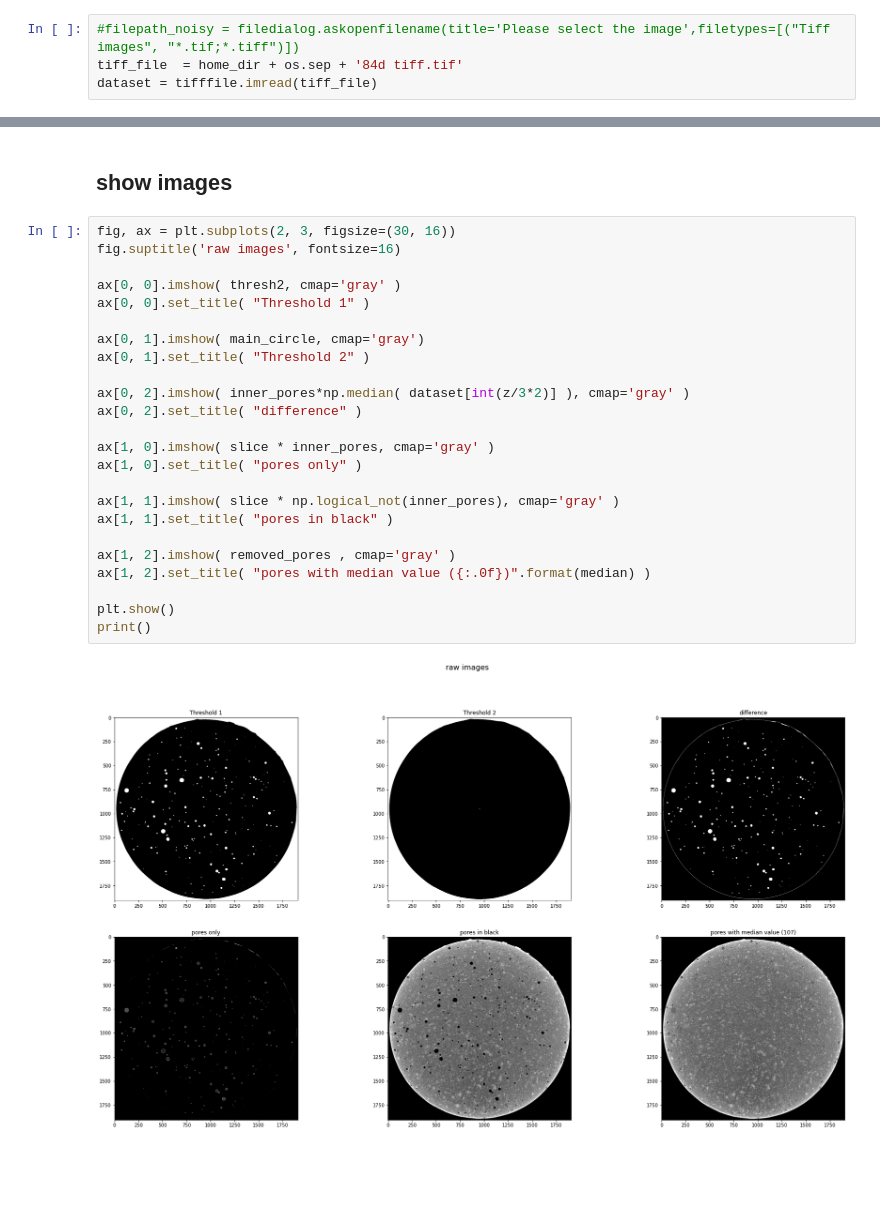
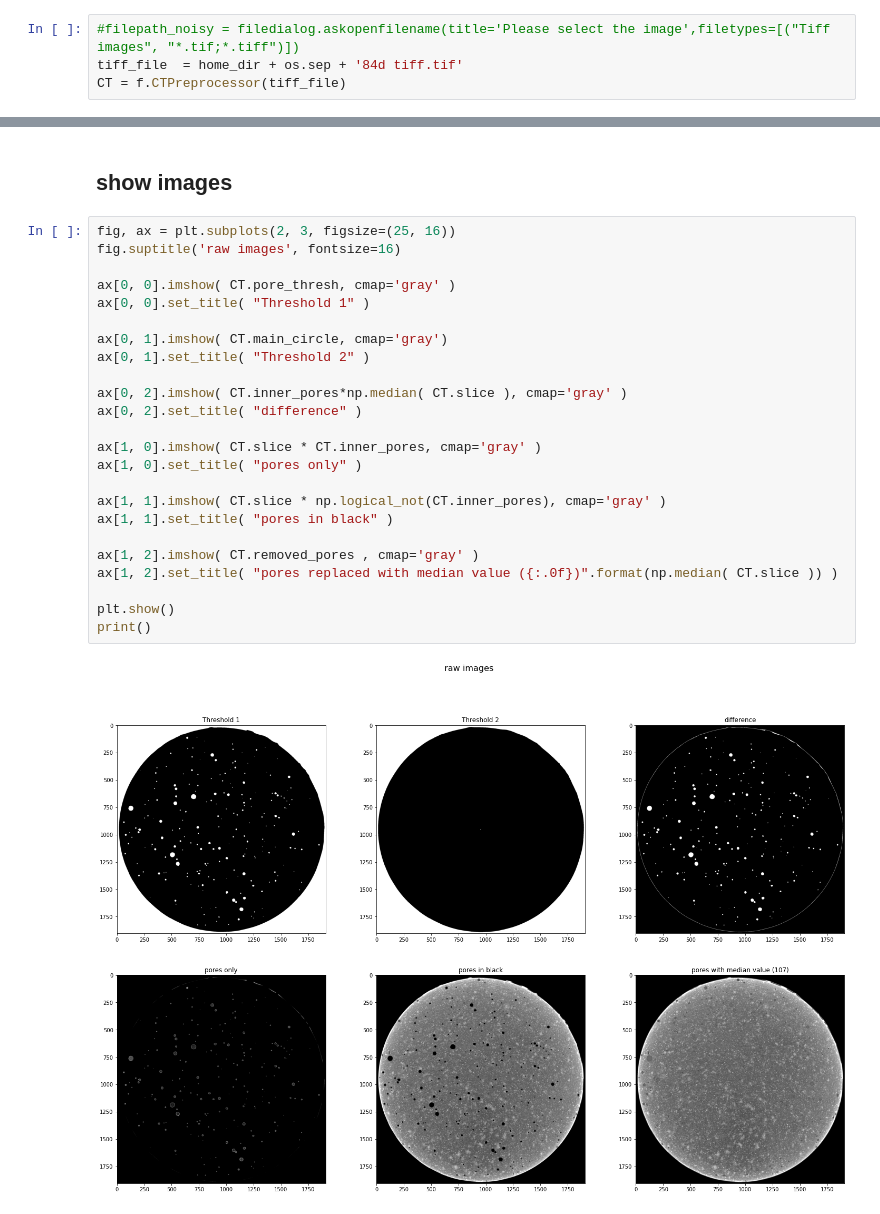
Before and after one commit to kleinerELM/CT_edge_hardening_remover, a Jupyter notebook: edge hardening remover.ipynb, the cells around one changed output, grey strips where cells are left out. Saved outputs shown, nothing was run; the diff lists cells and outputs as text; blank space fills up the shorter version.

```diff
--- a/edge hardening remover.ipynb
+++ b/edge hardening remover.ipynb
@@ -21,4 +16,4 @@ home_dir = os.path.abspath("")
 # %%
 #filepath_noisy = filedialog.askopenfilename(title='Please select the image',filetypes=[("Tiff images", "*.tif;*.tiff")])
 tiff_file  = home_dir + os.sep + '84d tiff.tif'
-dataset = tifffile.imread(tiff_file)
+CT = f.CTPreprocessor(tiff_file)
@@ -90,28 +40,28 @@ array([[255, 255, 255, ..., 255, 255, 255],
 # %% [markdown]
 ## show images
 # %%
-fig, ax = plt.subplots(2, 3, figsize=(30, 16))
+fig, ax = plt.subplots(2, 3, figsize=(25, 16))
 fig.suptitle('raw images', fontsize=16)
 
-ax[0, 0].imshow( thresh2, cmap='gray' )
+ax[0, 0].imshow( CT.pore_thresh, cmap='gray' )
 ax[0, 0].set_title( "Threshold 1" )
 
-ax[0, 1].imshow( main_circle, cmap='gray')
+ax[0, 1].imshow( CT.main_circle, cmap='gray')
 ax[0, 1].set_title( "Threshold 2" )
 
-ax[0, 2].imshow( inner_pores*np.median( dataset[int(z/3*2)] ), cmap='gray' )
+ax[0, 2].imshow( CT.inner_pores*np.median( CT.slice ), cmap='gray' )
 ax[0, 2].set_title( "difference" )
 
-ax[1, 0].imshow( slice * inner_pores, cmap='gray' )
+ax[1, 0].imshow( CT.slice * CT.inner_pores, cmap='gray' )
 ax[1, 0].set_title( "pores only" )
 
-ax[1, 1].imshow( slice * np.logical_not(inner_pores), cmap='gray' )
+ax[1, 1].imshow( CT.slice * np.logical_not(CT.inner_pores), cmap='gray' )
 ax[1, 1].set_title( "pores in black" )
 
-ax[1, 2].imshow( removed_pores , cmap='gray' )
-ax[1, 2].set_title( "pores with median value ({:.0f})".format(median) )
+ax[1, 2].imshow( CT.removed_pores , cmap='gray' )
+ax[1, 2].set_title( "pores replaced with median value ({:.0f})".format(np.median( CT.slice )) )
 
 plt.show()
 print()
 # %% [output]
-[figure, old version]
+[figure, new version]
```
Also changed, not shown: parts of 18 cells of this notebook, 1 other file.
